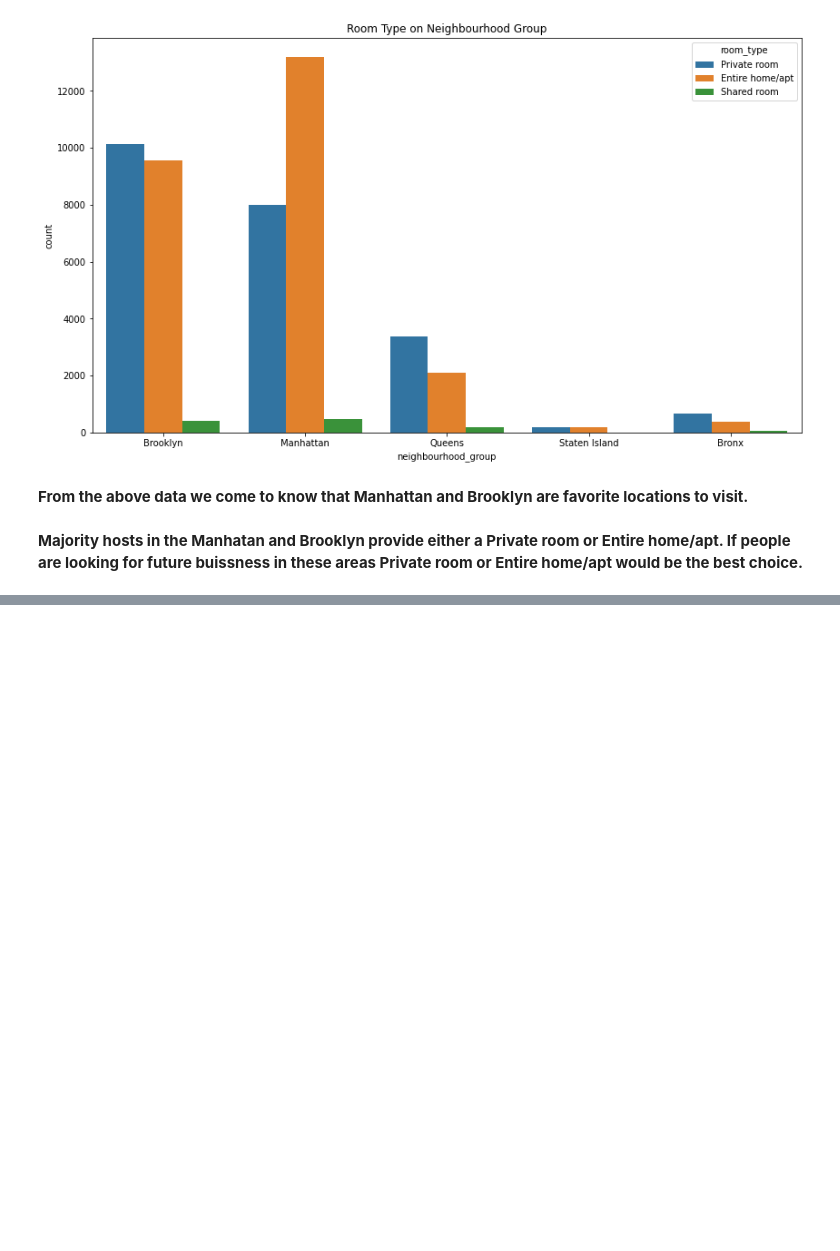
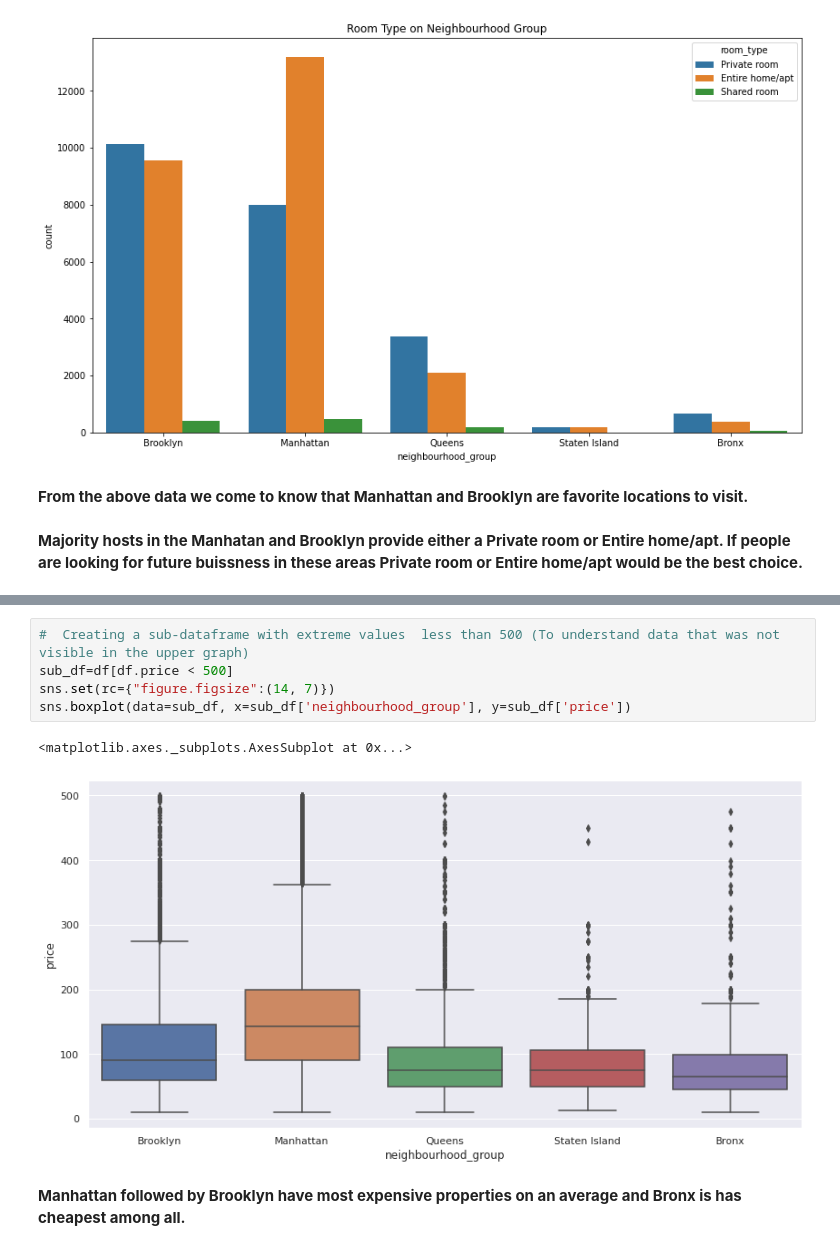
Before and after one commit to ShuklaRajni/Airbnb-Booking-Analysis, a Jupyter notebook: Airbnb_Booking_Analysis.ipynb, the cells around one changed output, grey strips where cells are left out. Drawn from its saved outputs; the diff is of its cells as text; blank space fills up the shorter version.

```diff
--- a/Airbnb_Booking_Analysis.ipynb
+++ b/Airbnb_Booking_Analysis.ipynb
@@ -263,0 +283,10 @@ plt.xticks(rotation=360, ha='center')
+# %%
+#  Creating a sub-dataframe with extreme values  less than 500 (To understand data that was not visible in the upper graph)
+sub_df=df[df.price < 500]
+sns.set(rc={"figure.figsize":(14, 7)})
+sns.boxplot(data=sub_df, x=sub_df['neighbourhood_group'], y=sub_df['price'])
+# %% [output]
+<matplotlib.axes._subplots.AxesSubplot at 0x...>
+[figure, added]
+# %% [markdown]
+**Manhattan followed by Brooklyn have most expensive properties on an average  and Bronx is has cheapest among all.**
```
Also changed, not shown: parts of 10 cells of this notebook.
